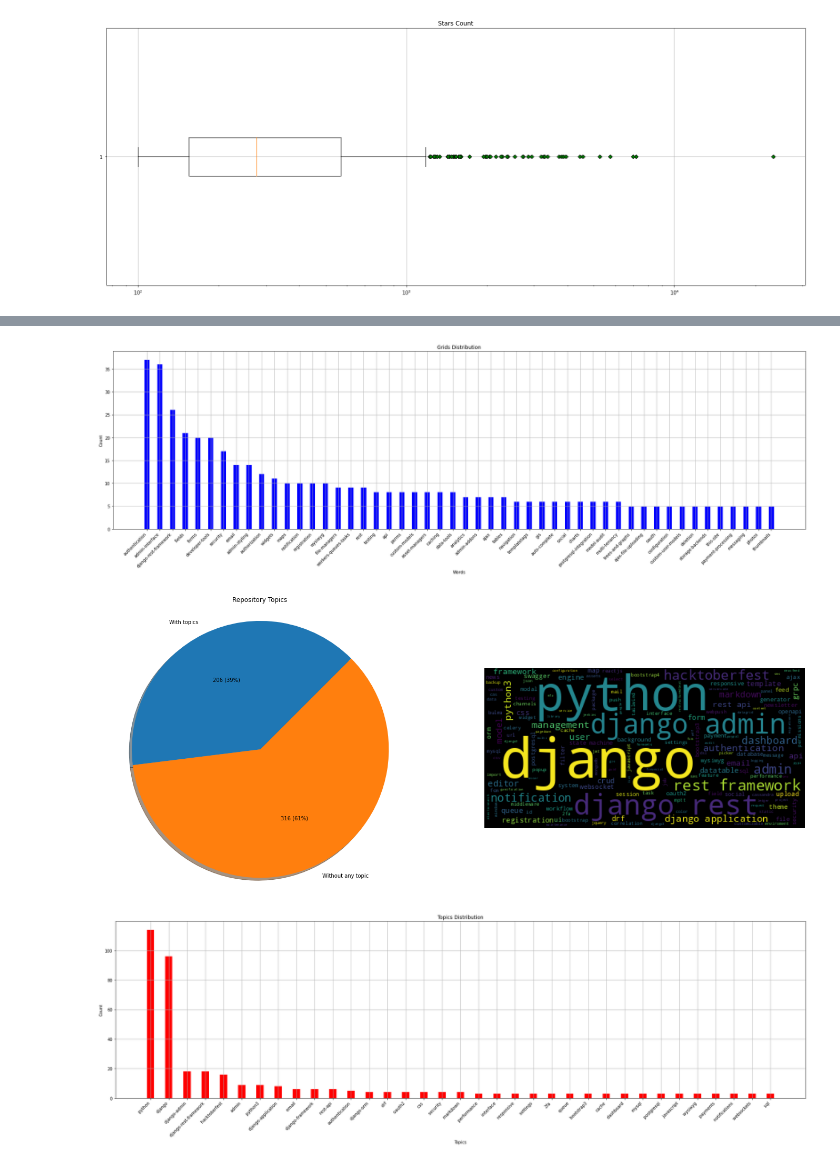
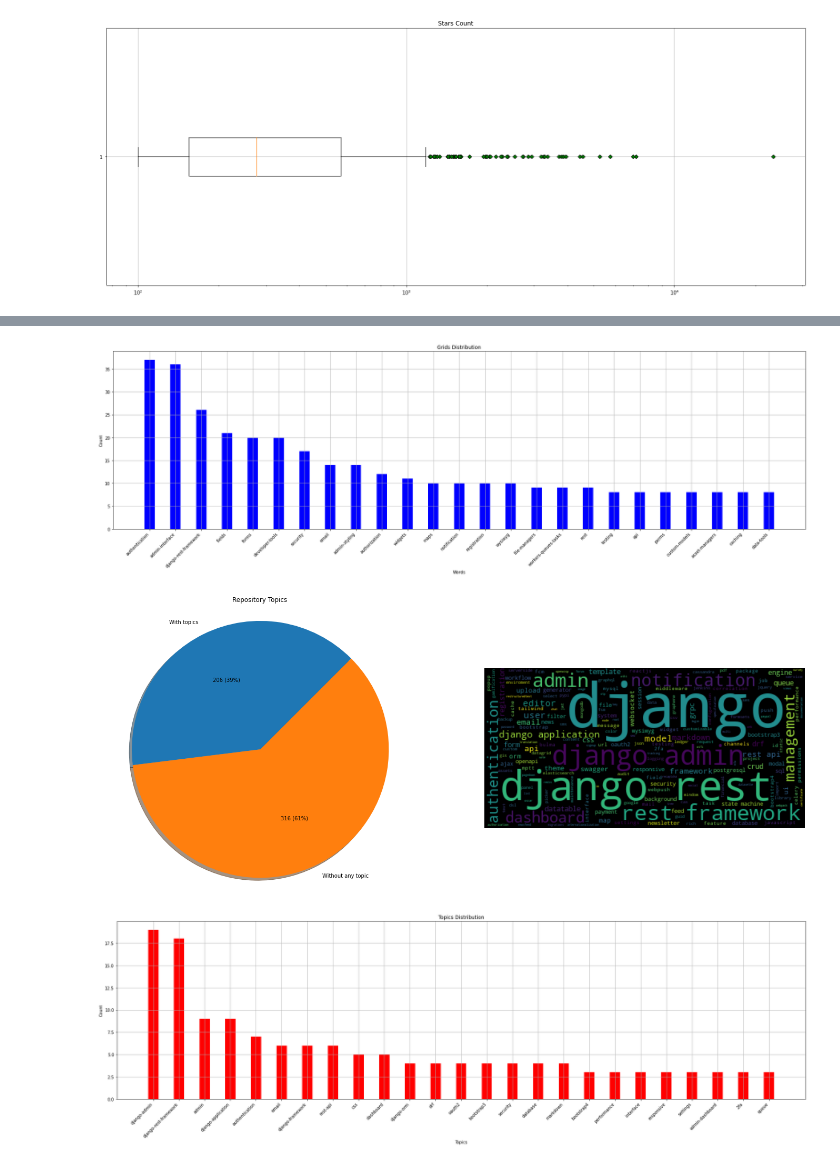
Before and after one commit to rafaatsouza/django-packages-miner, a Jupyter notebook: visualization/django-packages.ipynb, the cells around one changed output, grey strips where cells are left out. Drawn from its saved outputs; the diff is of its cells as text; code cells hidden in the pictures.

Commit message:
Updates unwanted regex topics

```diff
--- a/visualization/django-packages.ipynb
+++ b/visualization/django-packages.ipynb
@@ -90,10 +89,10 @@ plt.show()
 # %%
-top = 50
+top = 25
 top_grid_freq = {k[0]: k[1] for k in sorted(grids_freq.items(), key=operator.itemgetter(1), reverse=True)[:top]}
 
 vm.show_bar_chart_by_dict(top_grid_freq, 'Words', 'Count', 'Grids Distribution', 'blue')
 # %% [output]
-[figure, old version]
+[figure, new version]
 # %%
 fig, (ax1, ax2) = plt.subplots(1, 2, figsize=(24, 10))
 fig.set_facecolor('white')
@@ -107,8 +106,9 @@ sizes = [
 
 vm.set_pie_by_ax(ax1, sizes, labels, 'Repository Topics')
 
-unwanted_topics = [ 'django' ]
+unwanted_topics = [ 'django', 'python' ]
 unwanted_regex = [
+    re.compile(r'^(django)((\d+)|(\-\d+)|\Z)', re.IGNORECASE),
     re.compile(r'^(python)((\d+)|(\-.*)|\Z)', re.IGNORECASE),
     re.compile(r'^(hacktoberfest)((\-\d+)|(\d+)|\Z)', re.IGNORECASE)
 ]
@@ -124,11 +124,11 @@ ax2.axis("off")
 
 plt.show()
 # %% [output]
-[figure, old version]
+[figure, new version]
 # %%
-top = 35
+top = 25
 top_repo_freq = {k[0]: k[1] for k in sorted(topics_freq.items(), key=operator.itemgetter(1), reverse=True)[:top]}
 
 vm.show_bar_chart_by_dict(top_repo_freq, 'Topics', 'Count', 'Topics Distribution', 'red')
 # %% [output]
-[figure, old version]
+[figure, new version]
```
Also changed, not shown: parts of 2 cells of this notebook.
